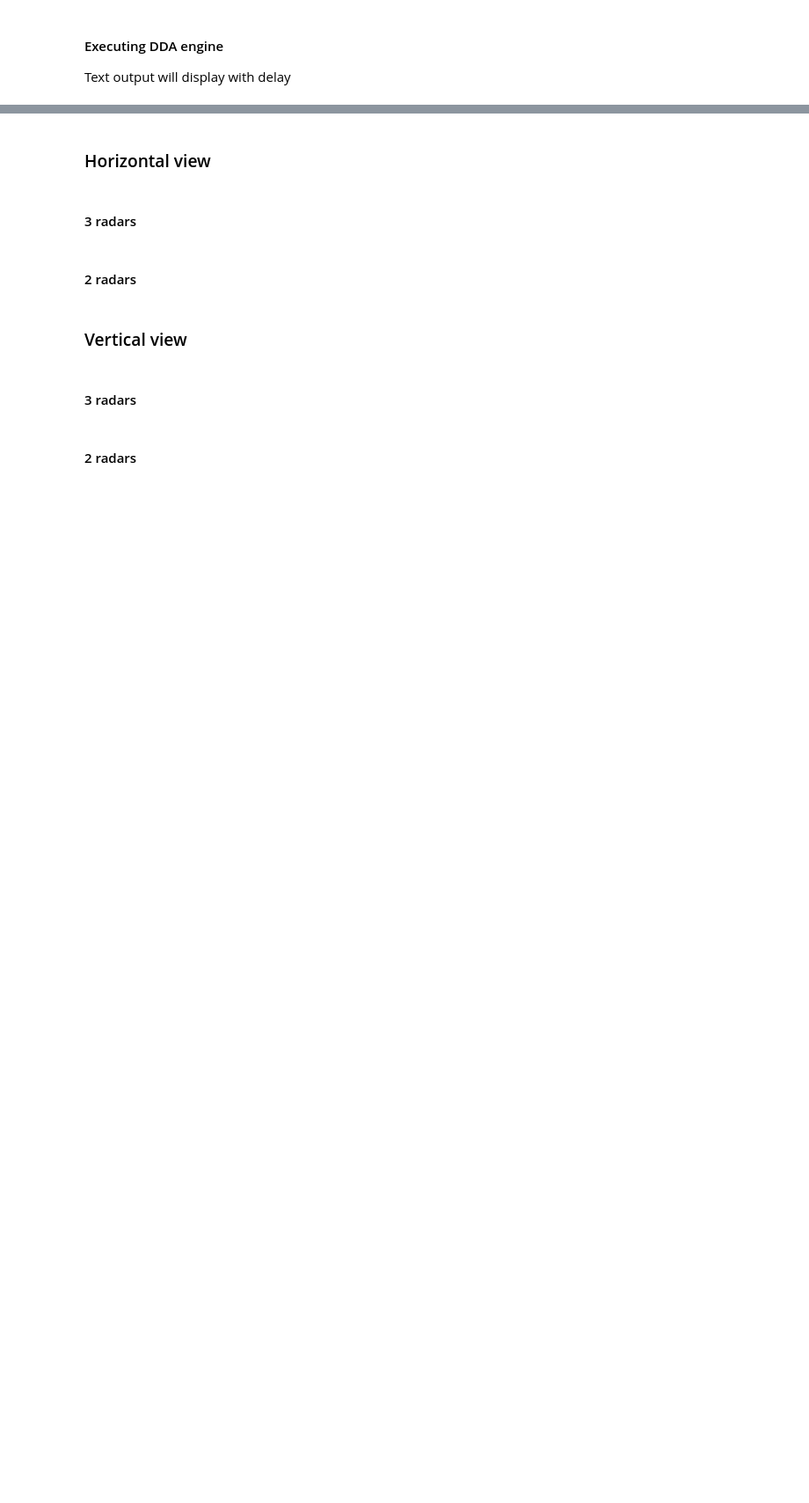
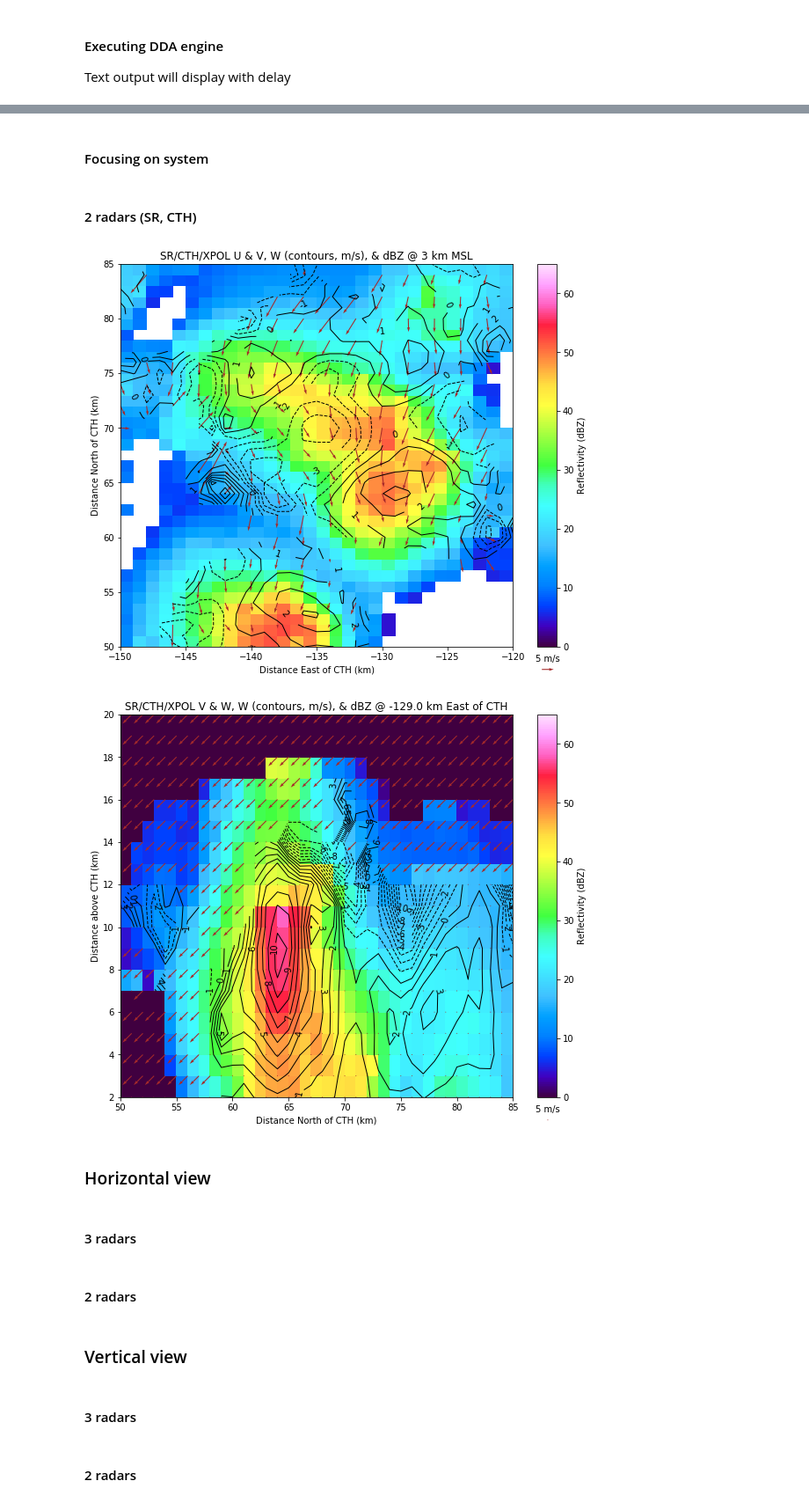
Before and after one commit to cclopes/soschuva_hail, a Jupyter notebook: MultiDoppler_Processing/multidop_cases.ipynb, the cells around one changed output, grey strips where cells are left out. Shown: that part at 88% size. Cells and saved outputs as stored; diff of their text form; code cells hidden in the pictures; blank space fills up the shorter version.

```diff
--- a/MultiDoppler_Processing/multidop_cases.ipynb
+++ b/MultiDoppler_Processing/multidop_cases.ipynb
@@ -586,0 +407,10 @@ plt.ylabel('Distance north of CTH (km)')
+# %% [markdown]
+#### Focusing on system
+# %% [markdown]
+#### 2 radars (SR, CTH)
+# %%
+calc_plot_wind_dbz(grid_3rad, lon_index=71, name_base='CTH',
+                   name_multi='SR/CTH/XPOL')
+# %% [output]
+[figure, added]
+[figure, added]
```
Also changed, not shown: parts of 67 cells of this notebook, 13 other files.
